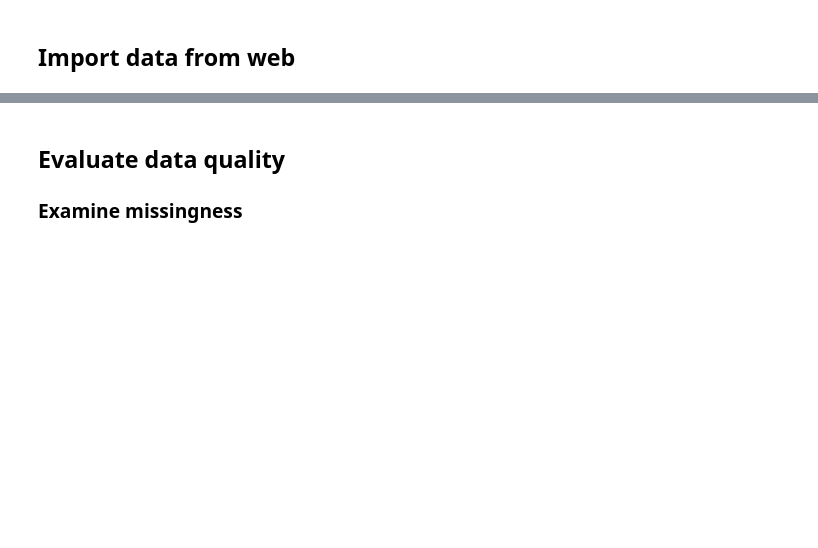
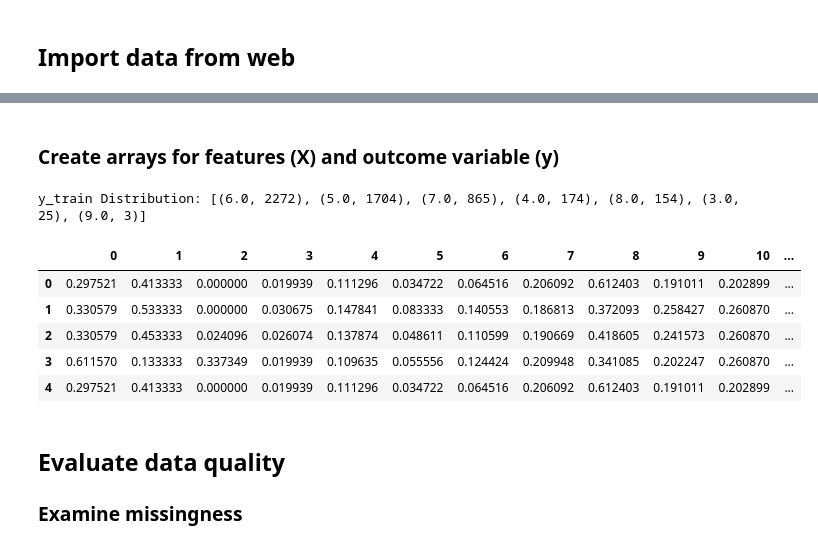
Before and after one commit to jhaber-zz/cluster-wine, a Jupyter notebook: code/clustering.ipynb, the cells around one changed output, grey strips where cells are left out. Cells and saved outputs as stored; diff of their text form; code cells hidden in the pictures; blank space fills up the shorter version.

Commit message:
prepared features/outcome var

```diff
--- a/code/clustering.ipynb
+++ b/code/clustering.ipynb
@@ -69,0 +81,46 @@ fixed acidity, volatile acidity, citric acid, residual sugar, chlorides, free su
+# %% [markdown]
+### Create arrays for features (X) and outcome variable (y)
+# %%
+######################################################
+# Prepare training and validation data
+######################################################
+
+# Separate training and final validation data set. First remove class
+# label from data (X). Setup target class (Y)
+# Then make the test/validation set 20% of the entire
+# set of labeled data (X_test, Y_test)
+
+test_size = 0.2
+seed = 3
+
+# set outcome/response variable
+y = df.quality
+#y = valueArray[:,1]
+y = y.astype('float')
+
+# set features/predictors and normalize so they share a standard 0-1 scale
+features = df[[col for col in df.columns if col!='quality']]
+features['red'] = features['wine type'].map({'red':1, 'white':0})
+features.drop(columns=['wine type'], inplace=True)
+
+scaler = MinMaxScaler()
+scaler.fit(features)
+X = scaler.transform(features)
+
+X_train, X_test, y_train, y_test = train_test_split(
+    X,
+    y,
+    test_size=test_size,
+    random_state=seed
+)
+
+print(f'y_train Distribution: {Counter(y_train).most_common()}')
+pd.DataFrame(X).head()
+# %% [output]
+y_train Distribution: [(6.0, 2272), (5.0, 1704), (7.0, 865), (4.0, 174), (8.0, 154), (3.0, 25), (9.0, 3)]
+|  | 0 | 1 | 2 | 3 | 4 | 5 | 6 | 7 | 8 | 9 | 10 | ... |
+| 0 | 0.297521 | 0.413333 | 0.000000 | 0.019939 | 0.111296 | 0.034722 | 0.064516 | 0.206092 | 0.612403 | 0.191011 | 0.202899 | ... |
+| 1 | 0.330579 | 0.533333 | 0.000000 | 0.030675 | 0.147841 | 0.083333 | 0.140553 | 0.186813 | 0.372093 | 0.258427 | 0.260870 | ... |
+| 2 | 0.330579 | 0.453333 | 0.024096 | 0.026074 | 0.137874 | 0.048611 | 0.110599 | 0.190669 | 0.418605 | 0.241573 | 0.260870 | ... |
+| 3 | 0.611570 | 0.133333 | 0.337349 | 0.019939 | 0.109635 | 0.055556 | 0.124424 | 0.209948 | 0.341085 | 0.202247 | 0.260870 | ... |
+| 4 | 0.297521 | 0.413333 | 0.000000 | 0.019939 | 0.111296 | 0.034722 | 0.064516 | 0.206092 | 0.612403 | 0.191011 | 0.202899 | ... |
```
Also changed, not shown: parts of 11 cells of this notebook.
